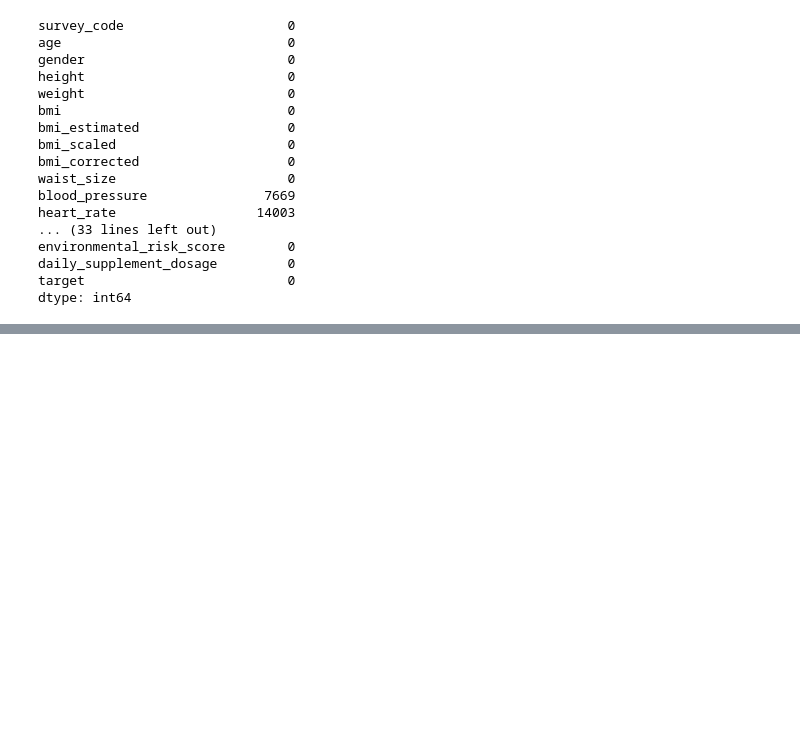
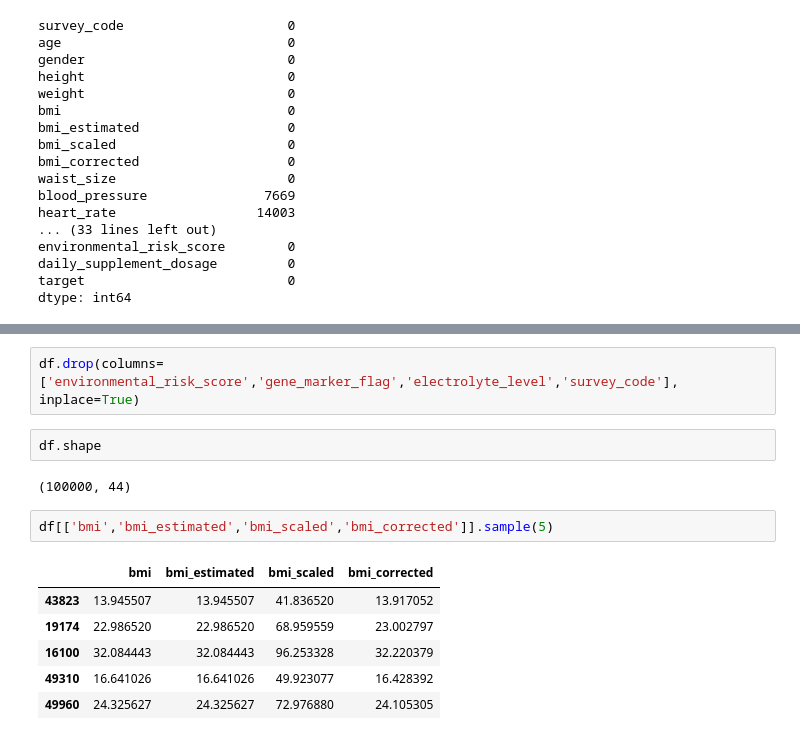
Before and after one commit to Tiyani-source/Disease_Risk_Prediction_from_Daily_Habits, a Jupyter notebook: training/Linal/training.ipynb, the cells around one changed output, grey strips where cells are left out. Drawn from its saved outputs; the diff is of its cells as text; blank space fills up the shorter version.

```diff
--- a/training/Linal/training.ipynb
+++ b/training/Linal/training.ipynb
@@ -63,0 +94,15 @@ dtype: int64
+# %%
+df.drop(columns=['environmental_risk_score','gene_marker_flag','electrolyte_level','survey_code'], inplace=True)
+# %%
+df.shape
+# %% [output]
+(100000, 44)
+# %%
+df[['bmi','bmi_estimated','bmi_scaled','bmi_corrected']].sample(5)
+# %% [output]
+|  | bmi | bmi_estimated | bmi_scaled | bmi_corrected |
+| 43823 | 13.945507 | 13.945507 | 41.836520 | 13.917052 |
+| 19174 | 22.986520 | 22.986520 | 68.959559 | 23.002797 |
+| 16100 | 32.084443 | 32.084443 | 96.253328 | 32.220379 |
+| 49310 | 16.641026 | 16.641026 | 49.923077 | 16.428392 |
+| 49960 | 24.325627 | 24.325627 | 72.976880 | 24.105305 |
```
Also changed, not shown: parts of 9 cells of this notebook.
